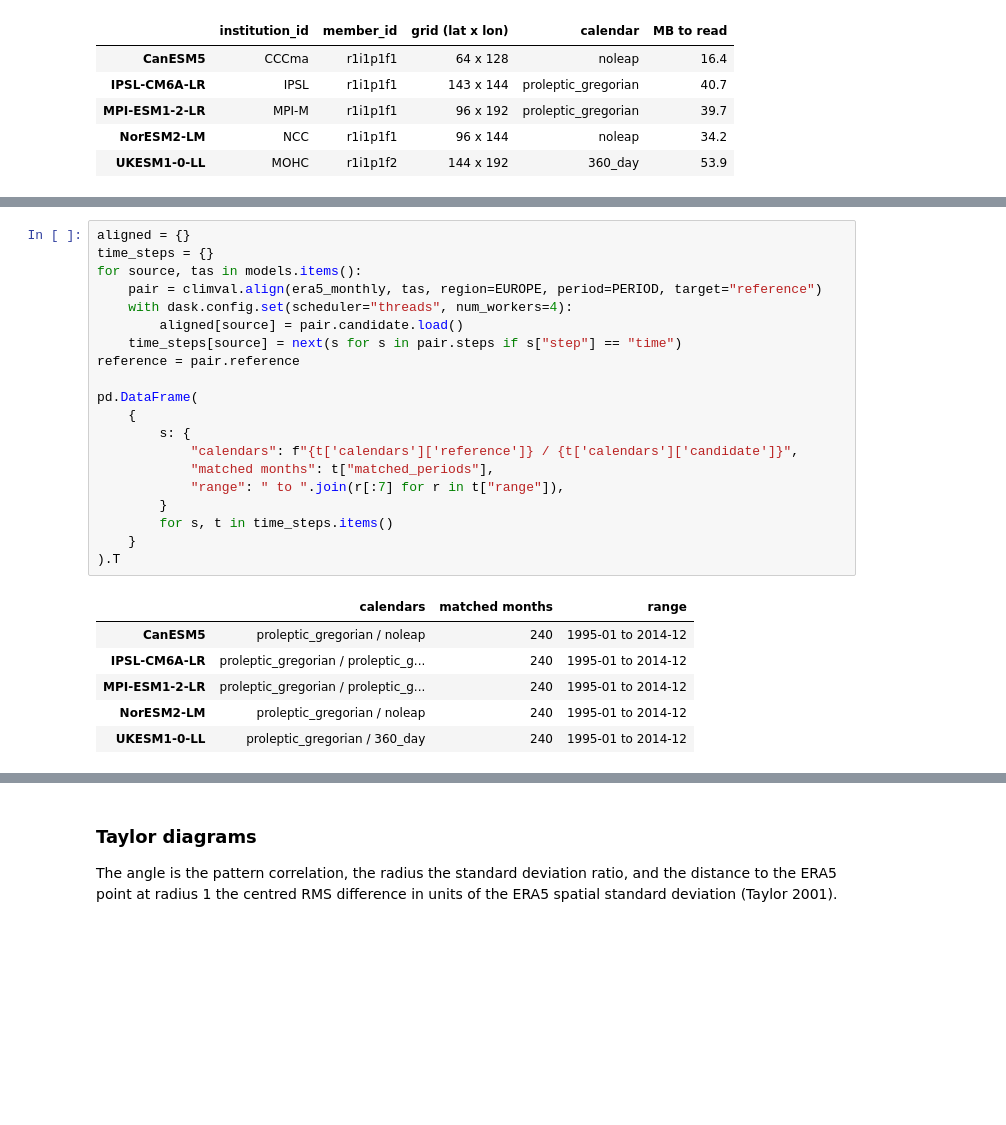
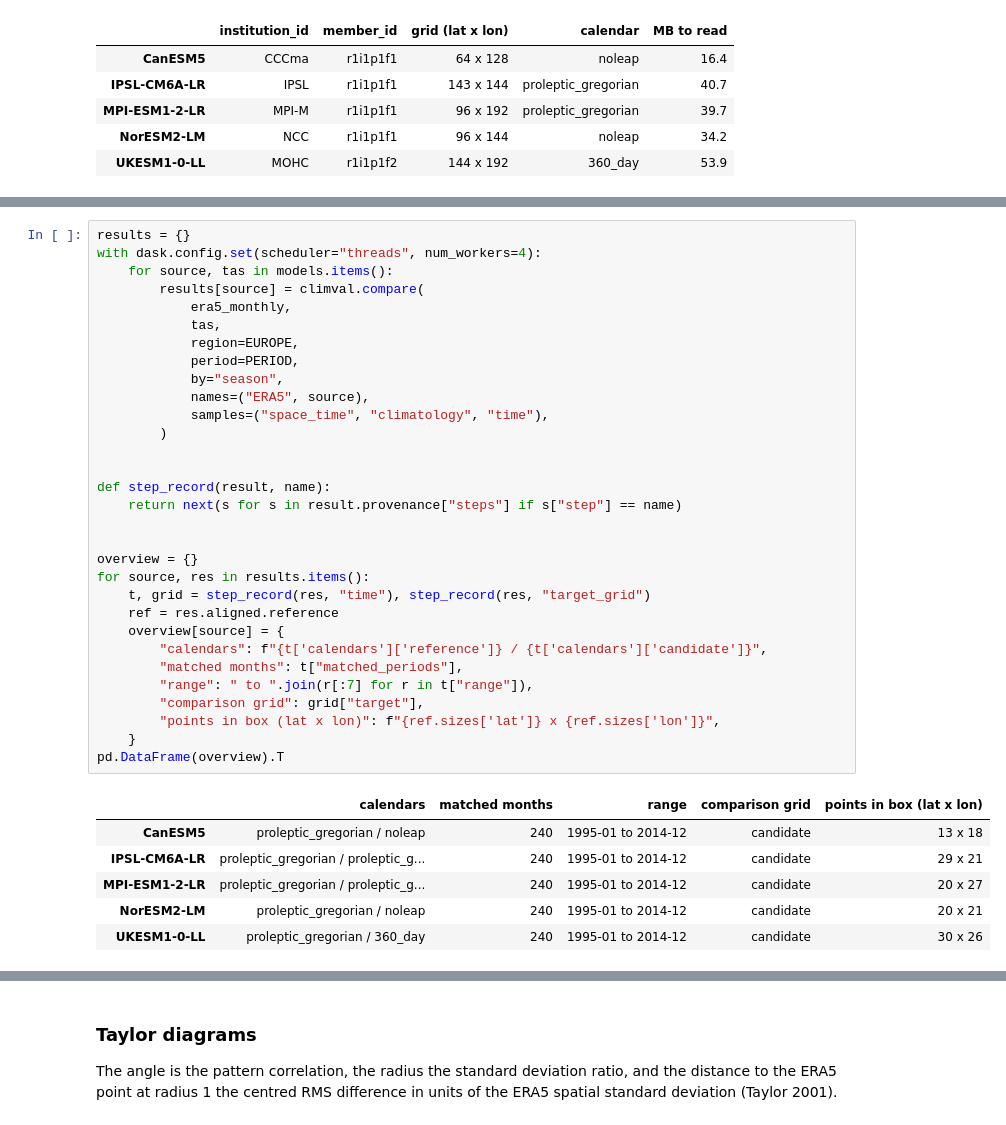
Before and after one commit to northflowlabs/climval, a Jupyter notebook: examples/era5_cmip6_europe.ipynb, the cells around one changed output, grey strips where cells are left out. Saved outputs shown, nothing was run; the diff lists cells and outputs as text; blank space fills up the shorter version.

```diff
--- a/examples/era5_cmip6_europe.ipynb
+++ b/examples/era5_cmip6_europe.ipynb
@@ -216,28 +222,39 @@ grid.
 # %%
-aligned = {}
-time_steps = {}
-for source, tas in models.items():
-    pair = climval.align(era5_monthly, tas, region=EUROPE, period=PERIOD, target="reference")
-    with dask.config.set(scheduler="threads", num_workers=4):
-        aligned[source] = pair.candidate.load()
-    time_steps[source] = next(s for s in pair.steps if s["step"] == "time")
-reference = pair.reference
+results = {}
+with dask.config.set(scheduler="threads", num_workers=4):
+    for source, tas in models.items():
+        results[source] = climval.compare(
+            era5_monthly,
+            tas,
+            region=EUROPE,
+            period=PERIOD,
+            by="season",
+            names=("ERA5", source),
+            samples=("space_time", "climatology", "time"),
+        )
 
-pd.DataFrame(
-    {
-        s: {
-            "calendars": f"{t['calendars']['reference']} / {t['calendars']['candidate']}",
-            "matched months": t["matched_periods"],
-            "range": " to ".join(r[:7] for r in t["range"]),
-        }
-        for s, t in time_steps.items()
+
+def step_record(result, name):
+    return next(s for s in result.provenance["steps"] if s["step"] == name)
+
+
+overview = {}
+for source, res in results.items():
+    t, grid = step_record(res, "time"), step_record(res, "target_grid")
+    ref = res.aligned.reference
+    overview[source] = {
+        "calendars": f"{t['calendars']['reference']} / {t['calendars']['candidate']}",
+        "matched months": t["matched_periods"],
+        "range": " to ".join(r[:7] for r in t["range"]),
+        "comparison grid": grid["target"],
+        "points in box (lat x lon)": f"{ref.sizes['lat']} x {ref.sizes['lon']}",
     }
-).T
+pd.DataFrame(overview).T
 # %% [output]
-|  | calendars | matched months | range |
-| CanESM5 | proleptic_gregorian / noleap | 240 | 1995-01 to 2014-12 |
-| IPSL-CM6A-LR | proleptic_gregorian / proleptic_g... | 240 | 1995-01 to 2014-12 |
-| MPI-ESM1-2-LR | proleptic_gregorian / proleptic_g... | 240 | 1995-01 to 2014-12 |
-| NorESM2-LM | proleptic_gregorian / noleap | 240 | 1995-01 to 2014-12 |
-| UKESM1-0-LL | proleptic_gregorian / 360_day | 240 | 1995-01 to 2014-12 |
+|  | calendars | matched months | range | comparison grid | points in box (lat x lon) |
+| CanESM5 | proleptic_gregorian / noleap | 240 | 1995-01 to 2014-12 | candidate | 13 x 18 |
+| IPSL-CM6A-LR | proleptic_gregorian / proleptic_g... | 240 | 1995-01 to 2014-12 | candidate | 29 x 21 |
+| MPI-ESM1-2-LR | proleptic_gregorian / proleptic_g... | 240 | 1995-01 to 2014-12 | candidate | 20 x 27 |
+| NorESM2-LM | proleptic_gregorian / noleap | 240 | 1995-01 to 2014-12 | candidate | 20 x 21 |
+| UKESM1-0-LL | proleptic_gregorian / 360_day | 240 | 1995-01 to 2014-12 | candidate | 30 x 26 |
 # %%
```
Also changed, not shown: parts of 24 cells of this notebook, 1 other file.
